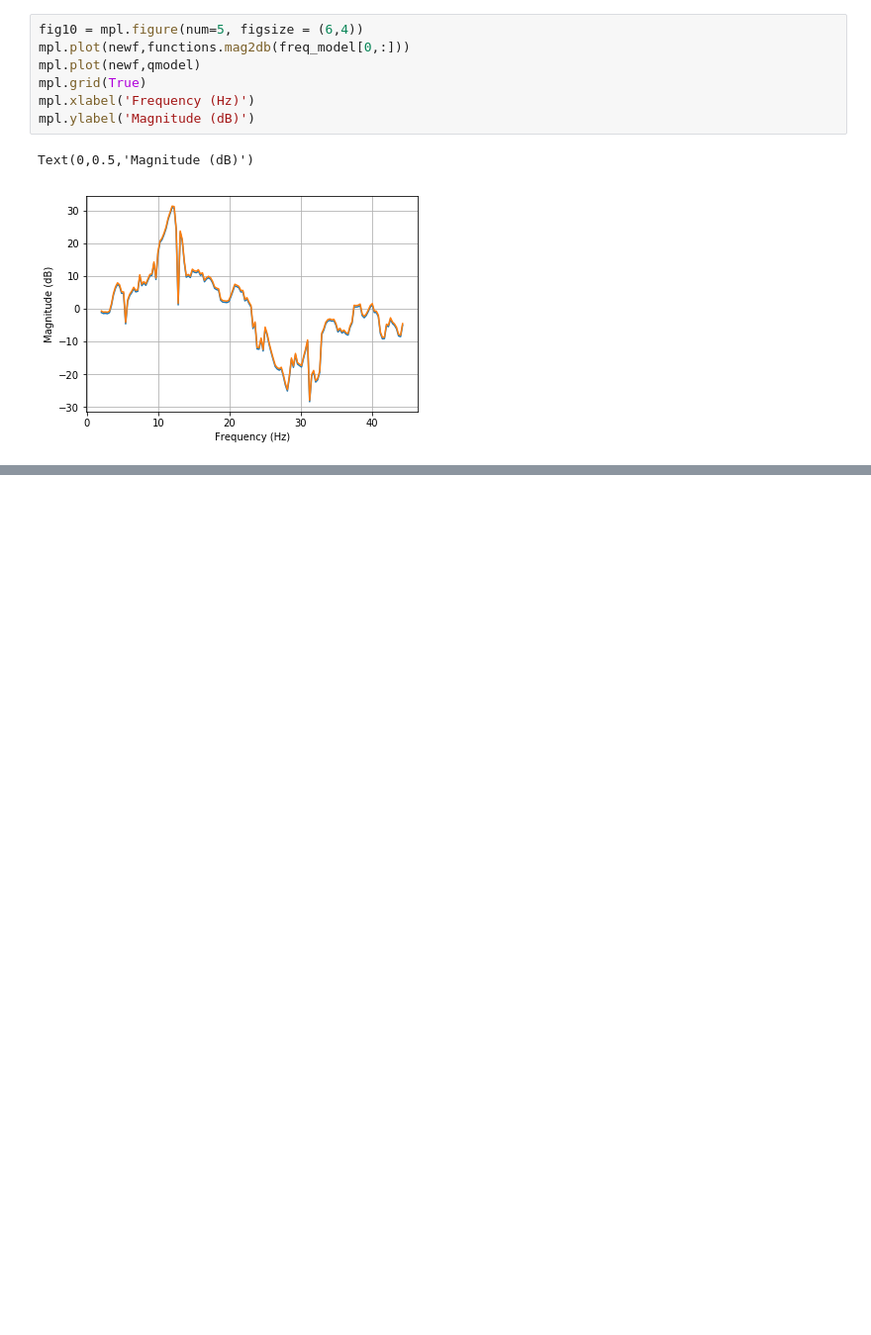
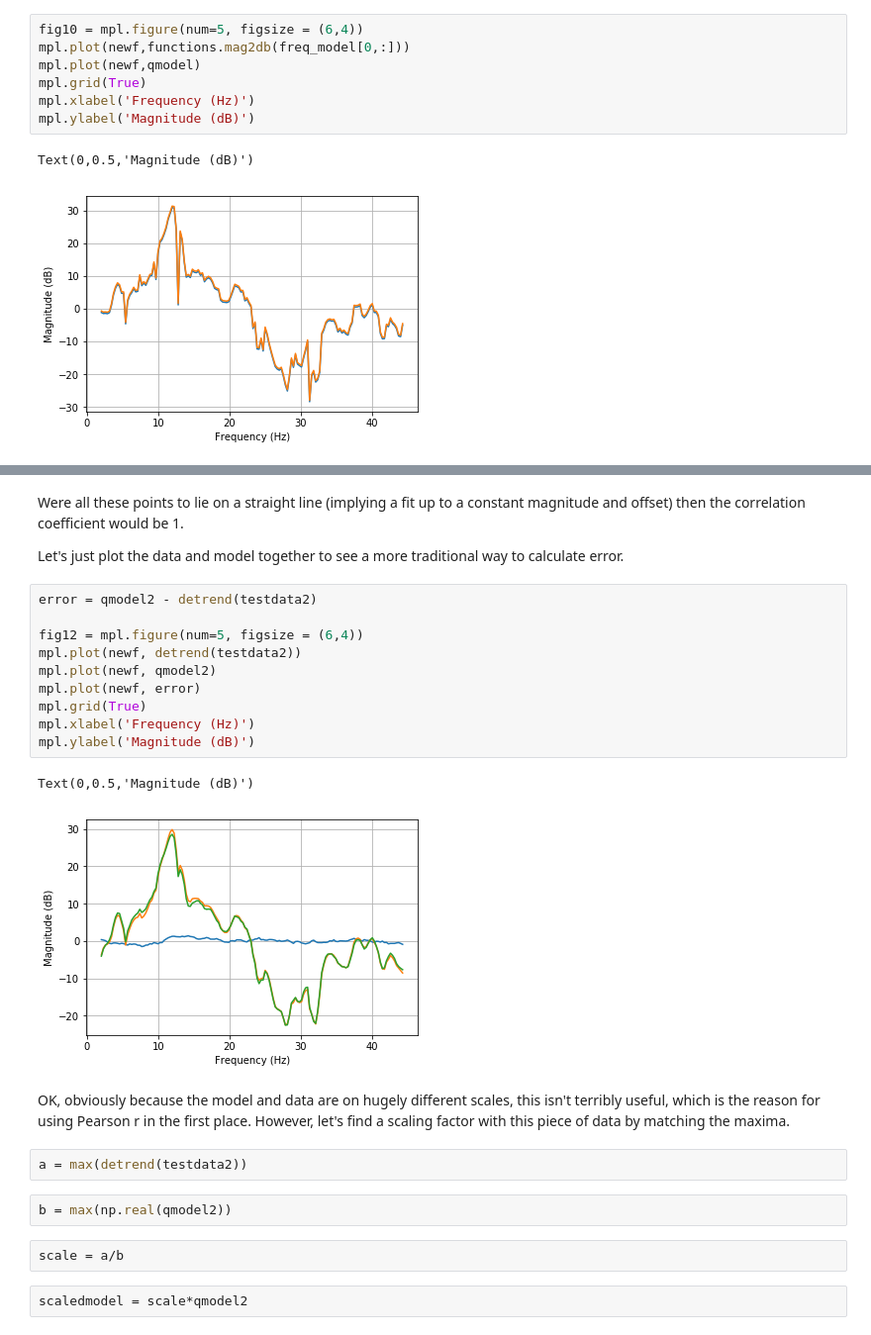
Before and after one commit to Raj-Lab-UCSF/spectrome, a Jupyter notebook: SCFC-spectral-python/SCFC/notebooks/Cost-functions.ipynb, the cells around one changed output, grey strips where cells are left out. Shown at 99% size. Drawn from its saved outputs; the diff is of its cells as text; blank space fills up the shorter version.

```diff
--- a/SCFC-spectral-python/SCFC/notebooks/Cost-functions.ipynb
+++ b/SCFC-spectral-python/SCFC/notebooks/Cost-functions.ipynb
@@ -406,0 +414,27 @@ We have the option of different cost functions. This is an example of that -- us
+# %% [markdown]
+Were all these points to lie on a straight line (implying a fit up to a constant magnitude and offset) then the correlation coefficient would be 1.
+
+Let's just plot the data and model together to see a more traditional way to calculate error.
+# %%
+error = qmodel2 - detrend(testdata2)
+
+fig12 = mpl.figure(num=5, figsize = (6,4))
+mpl.plot(newf, detrend(testdata2))
+mpl.plot(newf, qmodel2)
+mpl.plot(newf, error)
+mpl.grid(True)
+mpl.xlabel('Frequency (Hz)')
+mpl.ylabel('Magnitude (dB)')
+# %% [output]
+Text(0,0.5,'Magnitude (dB)')
+[figure, added]
+# %% [markdown]
+OK, obviously because the model and data are on hugely different scales, this isn't terribly useful, which is the reason for using Pearson r in the first place. However, let's find a scaling factor with this piece of data by matching the maxima.
+# %%
+a = max(detrend(testdata2))
+# %%
+b = max(np.real(qmodel2))
+# %%
+scale = a/b
+# %%
+scaledmodel = scale*qmodel2
```
Also changed, not shown: parts of 8 cells of this notebook.
